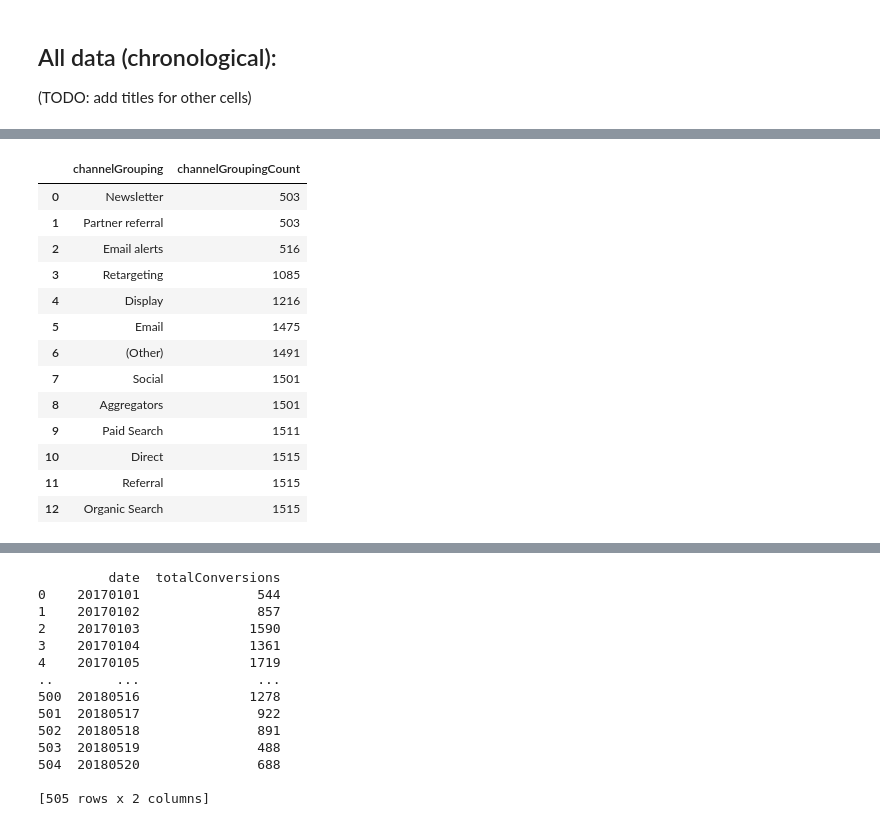
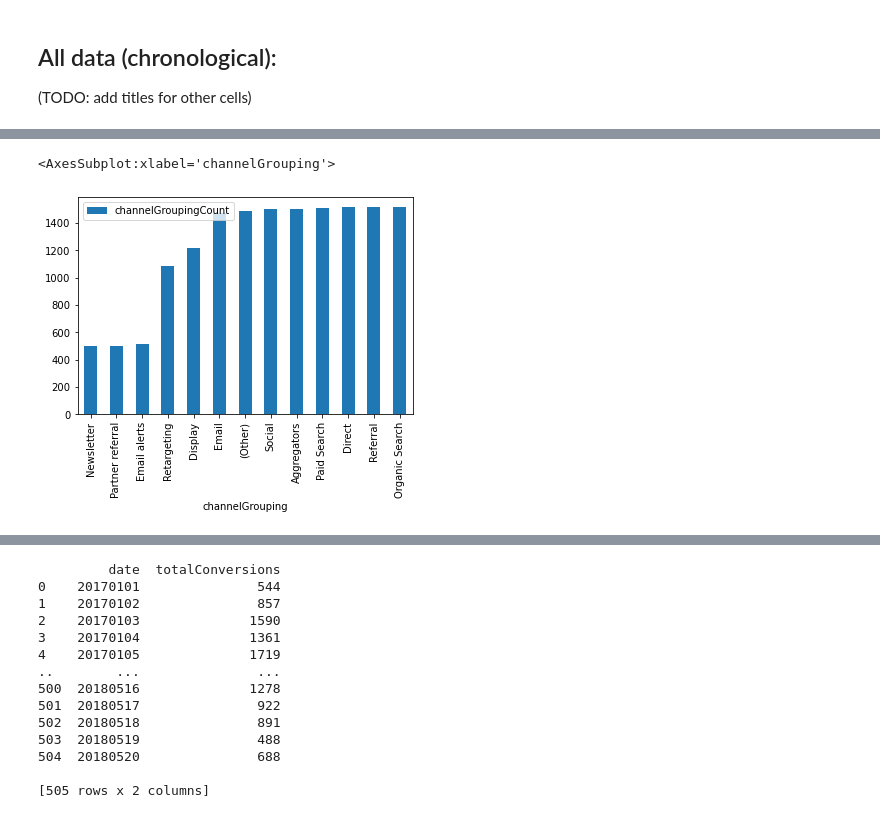
Before and after one commit to Coletterbox/More-BigQuery-with-Python, a Jupyter notebook: queriesWithGraphs1.ipynb, the cells around one changed output, grey strips where cells are left out. Saved outputs shown, nothing was run; the diff lists cells and outputs as text; code cells hidden in the pictures.

```diff
--- a/queriesWithGraphs1.ipynb
+++ b/queriesWithGraphs1.ipynb
@@ -118,27 +119,15 @@ df.plot.line(x='deviceCategory', y='deviceCategoryCount')
 # %%
 query3 = """
     SELECT channelGrouping, COUNT(*) AS channelGroupingCount
     FROM `apprenticeship-299321.sample_data.datatable`
     GROUP BY channelGrouping
     ORDER BY channelGroupingCount ASC
 """
 df = pd.read_gbq(query3, project_id=project_id, dialect='standard', credentials=credentials)
-df
+df.plot.bar(x='channelGrouping', y='channelGroupingCount')
 # %% [output]
-|  | channelGrouping | channelGroupingCount |
-| 0 | Newsletter | 503 |
-| 1 | Partner referral | 503 |
-| 2 | Email alerts | 516 |
-| 3 | Retargeting | 1085 |
-| 4 | Display | 1216 |
-| 5 | Email | 1475 |
-| 6 | (Other) | 1491 |
-| 7 | Social | 1501 |
-| 8 | Aggregators | 1501 |
-| 9 | Paid Search | 1511 |
-| 10 | Direct | 1515 |
-| 11 | Referral | 1515 |
-| 12 | Organic Search | 1515 |
+<AxesSubplot:xlabel='channelGrouping'>
+[figure, added]
 # %%
 def runQuery(queryName):
     query = pd.read_gbq(queryName, project_id=project_id, dialect='standard', credentials=credentials)
```
Also changed, not shown: parts of 9 cells of this notebook.
